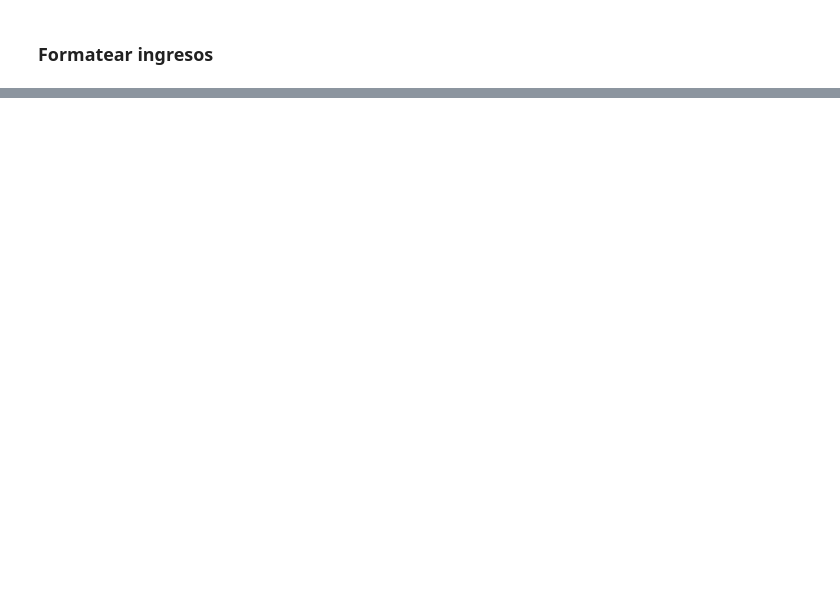
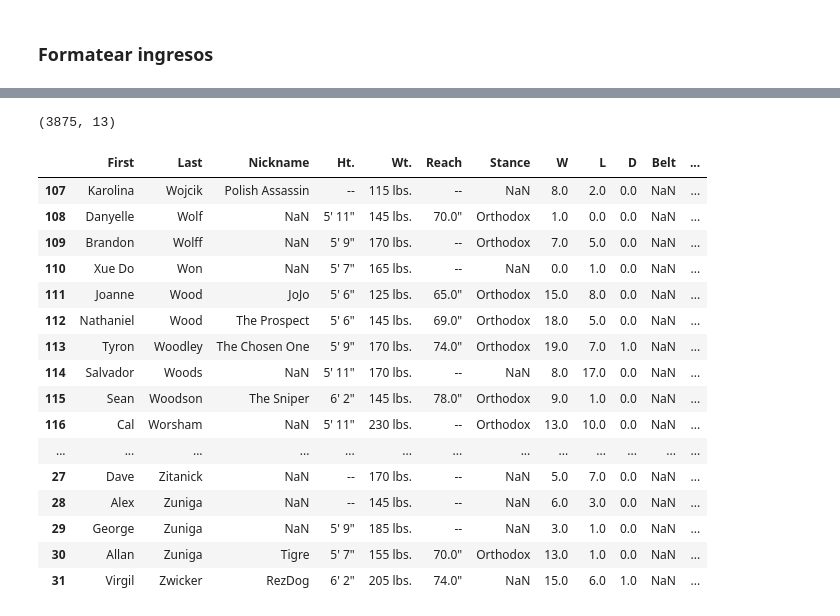
Before and after one commit to PacoRodriguezLozano/MoneyFighter, a Jupyter notebook: scraping_ufc.ipynb, the cells around one changed output, grey strips where cells are left out. Cells and saved outputs as stored; diff of their text form; code cells hidden in the pictures; blank space fills up the shorter version.

```diff
--- a/scraping_ufc.ipynb
+++ b/scraping_ufc.ipynb
@@ -174,0 +166,21 @@
+# %%
+abecedario = string.ascii_lowercase
+fighters_df_list = []
+for letra in abecedario:
+    fighter_letra_link = f'http://ufcstats.com/statistics/fighters?char={letra}&page=all'
+    df_fighters = pd.read_html(fighter_letra_link)[0]
+    df_fighters.dropna(how = 'all', axis = 0, inplace = True)
+    df_fighters.reset_index(drop=True, inplace = True)
+
+    response = requests.get(fighter_letra_link)
+    soup = BS(response.text)
+    enlaces = []
+    for tr in soup.find_all('tr')[2:]:
+        enlace = tr.find('a')['href']
+        enlaces.append(enlace)
+    df_fighters['enlaces'] = pd.Series(enlaces)
+
+    fighters_df_list.append(df_fighters)
+# %%
+peleadores = pd.concat(fighters_df_list)
+peleadores.shape
@@ -174,0 +221,24 @@
+# %%
+df_stats.shape
+# %% [output]
+(3875, 13)
+# %%
+peleadores.tail(100)
+# %% [output]
+|  | First | Last | Nickname | Ht. | Wt. | Reach | Stance | W | L | D | Belt | ... |
+| 107 | Karolina | Wojcik | Polish Assassin | -- | 115 lbs. | -- | NaN | 8.0 | 2.0 | 0.0 | NaN | ... |
+| 108 | Danyelle | Wolf | NaN | 5' 11" | 145 lbs. | 70.0" | Orthodox | 1.0 | 0.0 | 0.0 | NaN | ... |
+| 109 | Brandon | Wolff | NaN | 5' 9" | 170 lbs. | -- | Orthodox | 7.0 | 5.0 | 0.0 | NaN | ... |
+| 110 | Xue Do | Won | NaN | 5' 7" | 165 lbs. | -- | NaN | 0.0 | 1.0 | 0.0 | NaN | ... |
+| 111 | Joanne | Wood | JoJo | 5' 6" | 125 lbs. | 65.0" | Orthodox | 15.0 | 8.0 | 0.0 | NaN | ... |
+| 112 | Nathaniel | Wood | The Prospect | 5' 6" | 145 lbs. | 69.0" | Orthodox | 18.0 | 5.0 | 0.0 | NaN | ... |
+| 113 | Tyron | Woodley | The Chosen One | 5' 9" | 170 lbs. | 74.0" | Orthodox | 19.0 | 7.0 | 1.0 | NaN | ... |
+| 114 | Salvador | Woods | NaN | 5' 11" | 170 lbs. | -- | NaN | 8.0 | 17.0 | 0.0 | NaN | ... |
+| 115 | Sean | Woodson | The Sniper | 6' 2" | 145 lbs. | 78.0" | Orthodox | 9.0 | 1.0 | 0.0 | NaN | ... |
+| 116 | Cal | Worsham | NaN | 5' 11" | 230 lbs. | -- | Orthodox | 13.0 | 10.0 | 0.0 | NaN | ... |
+| ... | ... | ... | ... | ... | ... | ... | ... | ... | ... | ... | ... | ... |
+| 27 | Dave | Zitanick | NaN | -- | 170 lbs. | -- | NaN | 5.0 | 7.0 | 0.0 | NaN | ... |
+| 28 | Alex | Zuniga | NaN | -- | 145 lbs. | -- | NaN | 6.0 | 3.0 | 0.0 | NaN | ... |
+| 29 | George | Zuniga | NaN | 5' 9" | 185 lbs. | -- | NaN | 3.0 | 1.0 | 0.0 | NaN | ... |
+| 30 | Allan | Zuniga | Tigre | 5' 7" | 155 lbs. | 70.0" | Orthodox | 13.0 | 1.0 | 0.0 | NaN | ... |
+| 31 | Virgil | Zwicker | RezDog | 6' 2" | 205 lbs. | 74.0" | NaN | 15.0 | 6.0 | 1.0 | NaN | ... |
```
Also changed, not shown: parts of 44 cells of this notebook.
